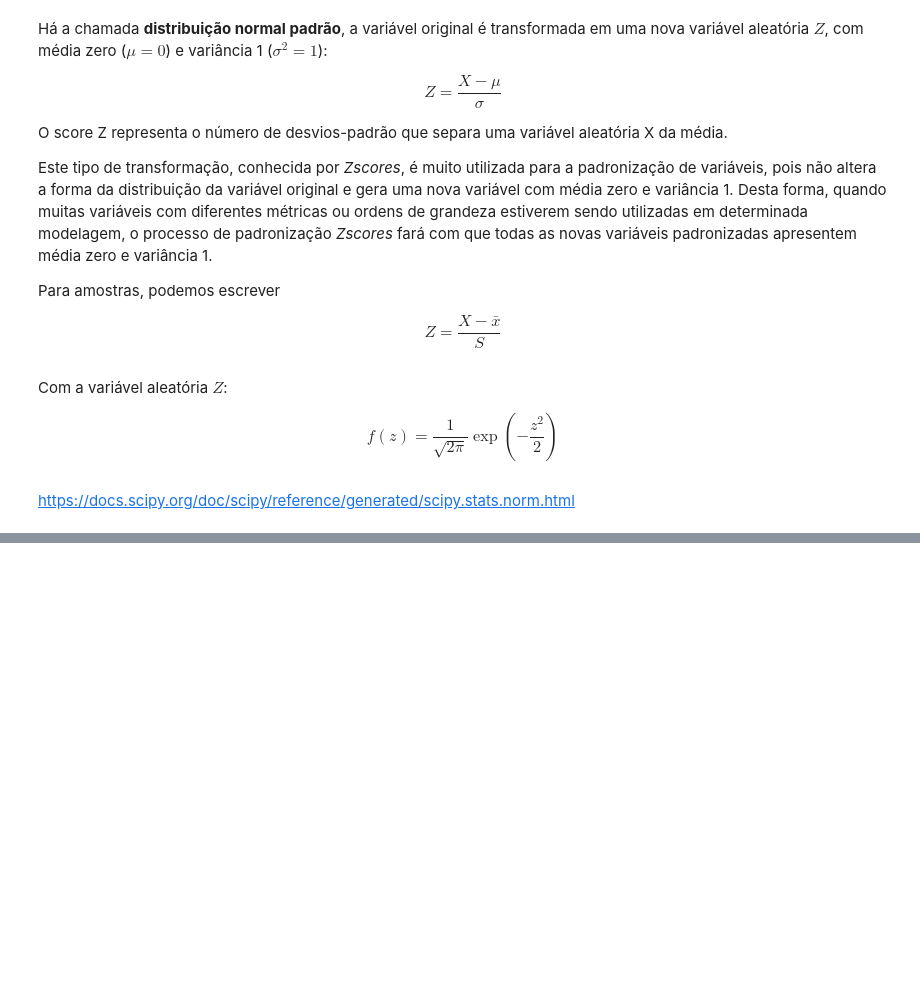
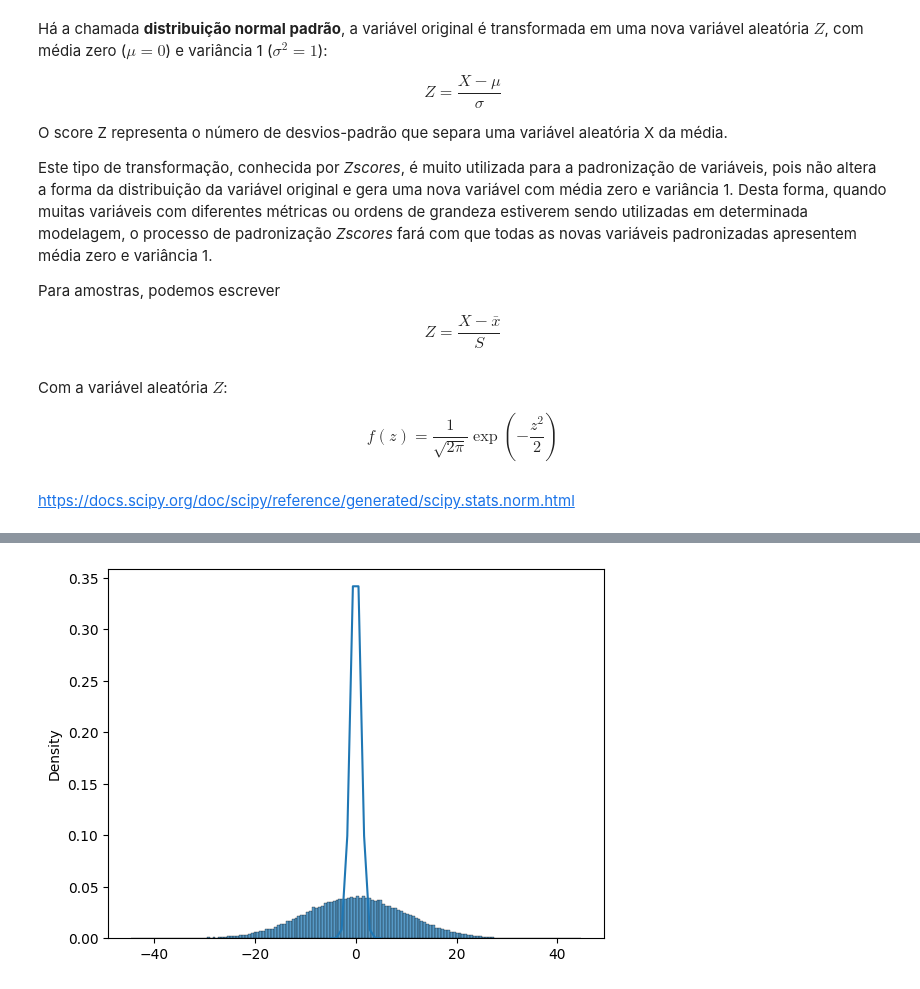
Before and after one commit to PauloViniciusR/Estatistica_dados, a Jupyter notebook: Estatistica_Probabilistica/07_distribuicoes_variaveis_continuas_normal_inicio.ipynb, the cells around one changed output, grey strips where cells are left out. Drawn from its saved outputs; the diff is of its cells as text; code cells hidden in the pictures; blank space fills up the shorter version.

```diff
--- a/Estatistica_Probabilistica/07_distribuicoes_variaveis_continuas_normal_inicio.ipynb
+++ b/Estatistica_Probabilistica/07_distribuicoes_variaveis_continuas_normal_inicio.ipynb
@@ -36,0 +65,12 @@ https://docs.scipy.org/doc/scipy/reference/generated/scipy.stats.norm.html
+# %%
+import seaborn as sns
+
+fig, ax = plt.subplots()
+
+sns.histplot(normal, ax=ax, stat="density")
+
+ax.plot(x, y)
+
+plt.show()
+# %% [output]
+[figure, added]
```
Also changed, not shown: parts of 5 cells of this notebook.
